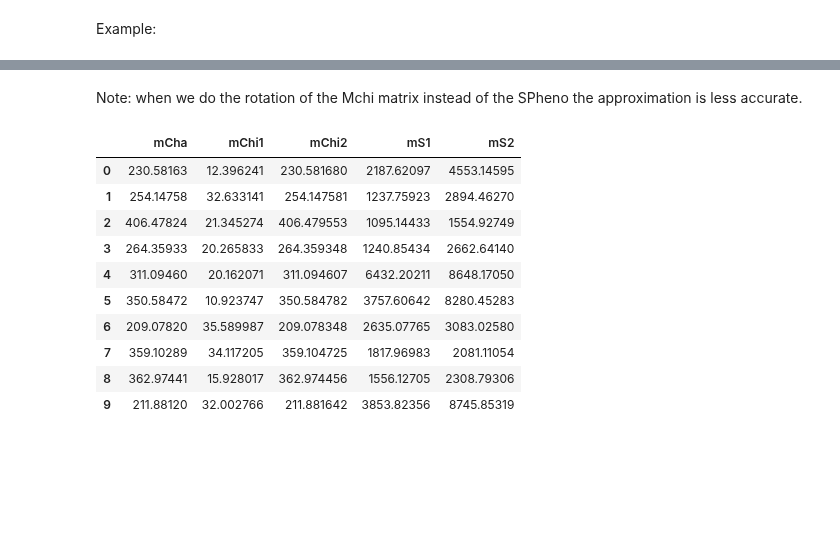
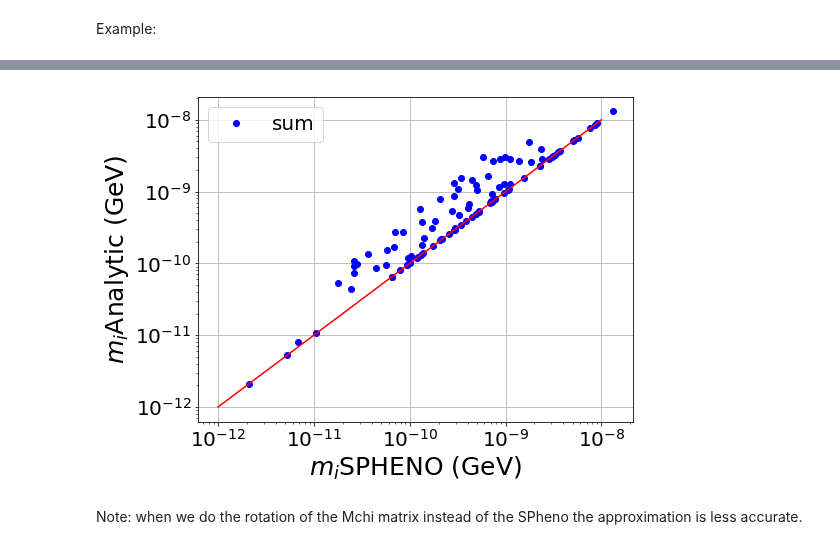
Before and after one commit to anferivera/SDdiracDM, a Jupyter notebook: run_model_neutrinos-random.ipynb, the cells around one changed output, grey strips where cells are left out. Saved outputs shown, nothing was run; the diff lists cells and outputs as text; code cells hidden in the pictures; blank space fills up the shorter version.

```diff
--- a/run_model_neutrinos-random.ipynb
+++ b/run_model_neutrinos-random.ipynb
@@ -458,16 +474,21 @@ plt.tight_layout()
+# %%
+plt.figure(figsize=(8,6))
+
+#plt.loglog(xd.mv1,xd.mn1,'bo')
+plt.loglog((xd.mv1+xd.mv2+xd.mv3),(xd.mn1+xd.mn2+xd.mn3),'bo',label='sum')
+
+a = np.linspace(1e-012,1e-08,20)
+plt.plot(a,a,'r-')
+
+plt.xlabel(r'$m_i$SPHENO (GeV)',size=25)
+plt.ylabel(r'$m_i$Analytic (GeV)',size=25)
+plt.legend()
+
+plt.grid()
+
+plt.tight_layout()
+#plt.savefig('plots/neutrino_masses.pdf')
+# %% [output]
+[figure, added]
 # %% [markdown]
 Note: when we do the rotation of the Mchi matrix instead of the SPheno the approximation is less accurate.
-# %%
-xd[['mCha','mChi1','mChi2','mS1','mS2']]
-# %% [output]
-|  | mCha | mChi1 | mChi2 | mS1 | mS2 |
-| 0 | 230.58163 | 12.396241 | 230.581680 | 2187.62097 | 4553.14595 |
-| 1 | 254.14758 | 32.633141 | 254.147581 | 1237.75923 | 2894.46270 |
-| 2 | 406.47824 | 21.345274 | 406.479553 | 1095.14433 | 1554.92749 |
-| 3 | 264.35933 | 20.265833 | 264.359348 | 1240.85434 | 2662.64140 |
-| 4 | 311.09460 | 20.162071 | 311.094607 | 6432.20211 | 8648.17050 |
-| 5 | 350.58472 | 10.923747 | 350.584782 | 3757.60642 | 8280.45283 |
-| 6 | 209.07820 | 35.589987 | 209.078348 | 2635.07765 | 3083.02580 |
-| 7 | 359.10289 | 34.117205 | 359.104725 | 1817.96983 | 2081.11054 |
-| 8 | 362.97441 | 15.928017 | 362.974456 | 1556.12705 | 2308.79306 |
-| 9 | 211.88120 | 32.002766 | 211.881642 | 3853.82356 | 8745.85319 |
```
Also changed, not shown: parts of 9 cells of this notebook, 7 other files.
